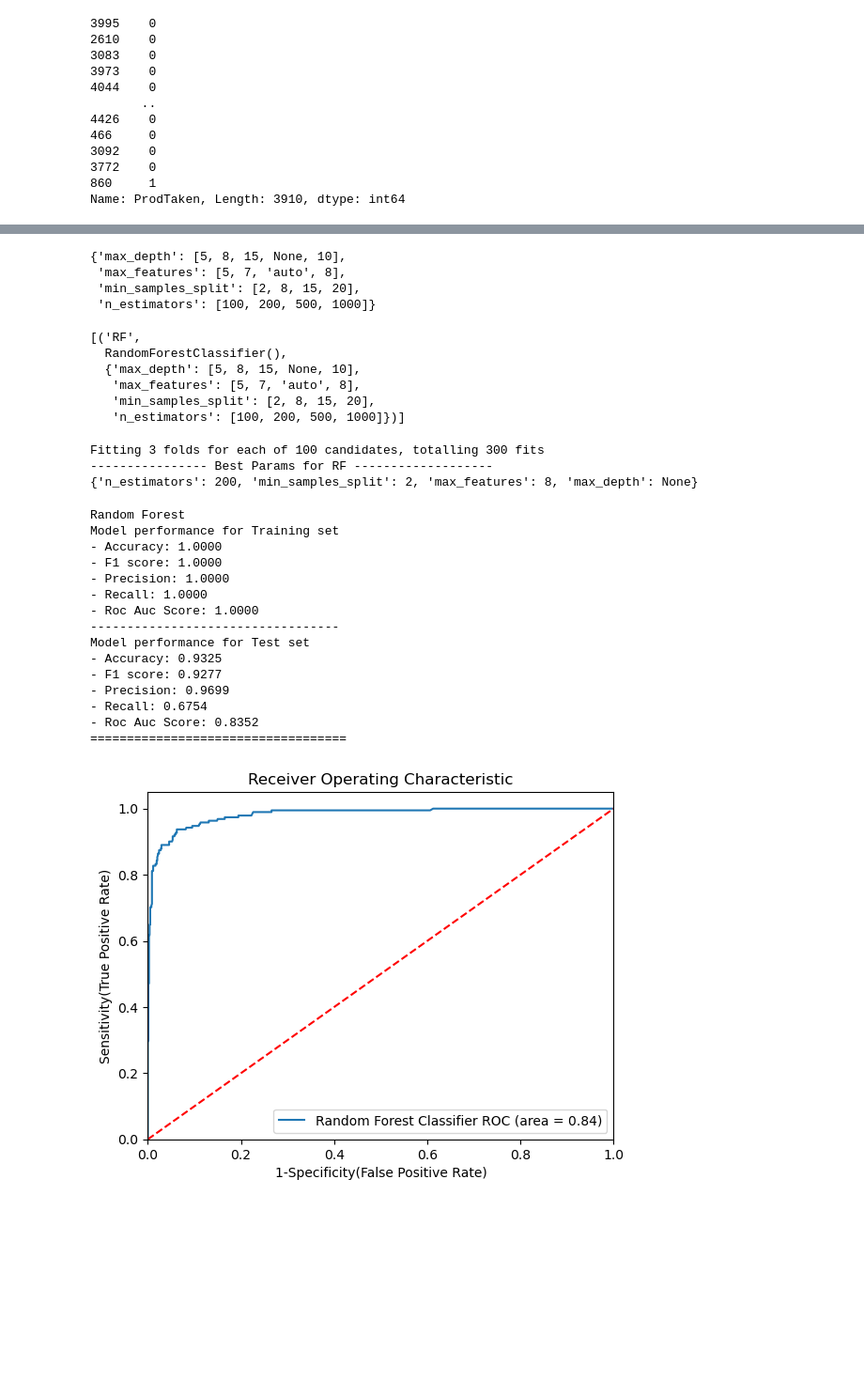
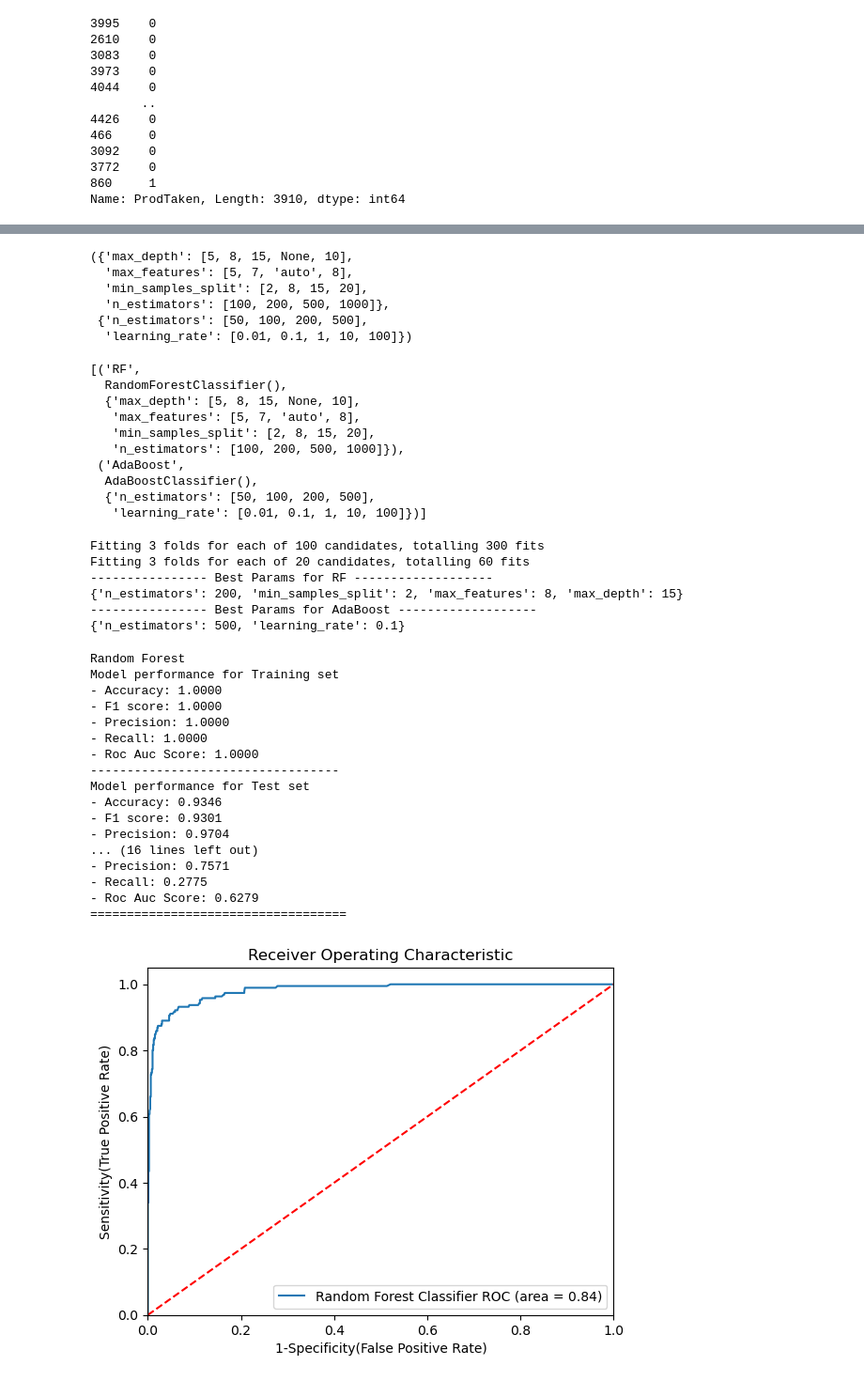
Before and after one commit to VenkataViswas/Holiday-Package-Purchase-Prediction, a Jupyter notebook: Notebook FIle/main_notebook.ipynb, the cells around one changed output, grey strips where cells are left out. Shown: that part at 94% size. Saved outputs shown, nothing was run; the diff lists cells and outputs as text; code cells hidden in the pictures; blank space fills up the shorter version.

Commit message:
checked if adaboost can help in improving accuracy or not

```diff
--- a/Notebook FIle/main_notebook.ipynb
+++ b/Notebook FIle/main_notebook.ipynb
@@ -407,7 +408,8 @@ models={
     "Logisitic Regression":LogisticRegression(),
     "Decision Tree":DecisionTreeClassifier(),
     "Random Forest":RandomForestClassifier(),
-    "Gradient Boost":GradientBoostingClassifier()
+    "Gradient Boost":GradientBoostingClassifier(),
+    "Ada Boost":AdaBoostClassifier()
 }
 for i in range(len(list(models))):
     model = list(models.values())[i]
@@ -481,17 +483,22 @@ rf_params = {"max_depth": [5, 8, 15, None, 10],
              "max_features": [5, 7, "auto", 8],
              "min_samples_split": [2, 8, 15, 20],
              "n_estimators": [100, 200, 500, 1000]}
+adaboost_params = {"n_estimators": [50, 100, 200, 500],
+                   "learning_rate": [0.01, 0.1, 1, 10, 100]}
 # %%
-rf_params
+rf_params, adaboost_params
 # %% [output]
-{'max_depth': [5, 8, 15, None, 10],
- 'max_features': [5, 7, 'auto', 8],
- 'min_samples_split': [2, 8, 15, 20],
- 'n_estimators': [100, 200, 500, 1000]}
+({'max_depth': [5, 8, 15, None, 10],
+  'max_features': [5, 7, 'auto', 8],
+  'min_samples_split': [2, 8, 15, 20],
+  'n_estimators': [100, 200, 500, 1000]},
+ {'n_estimators': [50, 100, 200, 500],
+  'learning_rate': [0.01, 0.1, 1, 10, 100]})
 # %%
 # Models list for Hyperparameter tuning
 randomcv_models = [
-                   ("RF", RandomForestClassifier(), rf_params)
+                   ("RF", RandomForestClassifier(), rf_params),
+                   ("AdaBoost", AdaBoostClassifier(), adaboost_params)
 
                    ]
 # %%
@@ -502,7 +509,11 @@ randomcv_models
   {'max_depth': [5, 8, 15, None, 10],
    'max_features': [5, 7, 'auto', 8],
    'min_samples_split': [2, 8, 15, 20],
-   'n_estimators': [100, 200, 500, 1000]})]
+   'n_estimators': [100, 200, 500, 1000]}),
+ ('AdaBoost',
+  AdaBoostClassifier(),
+  {'n_estimators': [50, 100, 200, 500],
+   'learning_rate': [0.01, 0.1, 1, 10, 100]})]
 # %%
 from sklearn.model_selection import RandomizedSearchCV
 
@@ -522,13 +533,17 @@ for model_name in model_param:
     print(model_param[model_name])
 # %% [output]
 Fitting 3 folds for each of 100 candidates, totalling 300 fits
+Fitting 3 folds for each of 20 candidates, totalling 60 fits
 ---------------- Best Params for RF -------------------
-{'n_estimators': 200, 'min_samples_split': 2, 'max_features': 8, 'max_depth': None}
+{'n_estimators': 200, 'min_samples_split': 2, 'max_features': 8, 'max_depth': 15}
+---------------- Best Params for AdaBoost -------------------
+{'n_estimators': 500, 'learning_rate': 0.1}
 # %%
 models={
 
     "Random Forest":RandomForestClassifier(n_estimators=1000,min_samples_split=2,
-                                          max_features=7,max_depth=None)
+                                          max_features=7,max_depth=None),
+    "Ada Boost":AdaBoostClassifier(n_estimators=500,learning_rate=0.1)
 }
 for i in range(len(list(models))):
     model = list(models.values())[i]
@@ -588,11 +603,13 @@ Model performance for Training set
 - Roc Auc Score: 1.0000
 ----------------------------------
 Model performance for Test set
-- Accuracy: 0.9325
-- F1 score: 0.9277
-- Precision: 0.9699
-- Recall: 0.6754
-- Roc Auc Score: 0.8352
+- Accuracy: 0.9346
+- F1 score: 0.9301
+- Precision: 0.9704
+... (16 lines left out)
+- Precision: 0.7571
+- Recall: 0.2775
+- Roc Auc Score: 0.6279
 ===================================
 # %%
 ## Plot ROC AUC Curve
@@ -600,32 +617,32 @@ from sklearn.metrics import roc_auc_score,roc_curve
 plt.figure()
 
 # Add the models to the list that you want to view on the ROC plot
 auc_models = [
 {
     'label': 'Random Forest Classifier',
     'model': RandomForestClassifier(n_estimators=1000,min_samples_split=2,
                                           max_features=7,max_depth=None),
-    'auc':  0.8430 # Area under the curve for Random Forest Classifier
+    'auc':  0.84 # Area under the curve for Random Forest Classifier
 },
 
 ]
 # create loop through all model
 for algo in auc_models:
     model = algo['model'] # select the model
     model.fit(X_train, y_train) # train the model
 # Compute False postive rate, and True positive rate
     fpr, tpr, thresholds = roc_curve(y_test, model.predict_proba(X_test)[:,1])
 # Calculate Area under the curve to display on the plot
     plt.plot(fpr, tpr, label='%s ROC (area = %0.2f)' % (algo['label'], algo['auc']))
 # Custom settings for the plot
 plt.plot([0, 1], [0, 1],'r--')
 plt.xlim([0.0, 1.0])
 plt.ylim([0.0, 1.05])
 plt.xlabel('1-Specificity(False Positive Rate)')
 plt.ylabel('Sensitivity(True Positive Rate)')
 plt.title('Receiver Operating Characteristic')
 plt.legend(loc="lower right")
 plt.savefig("auc.png")
 plt.show()
 # %% [output]
-[figure, old version]
+[figure, new version]
```
Also changed, not shown: parts of 2 cells of this notebook, 1 other file.
